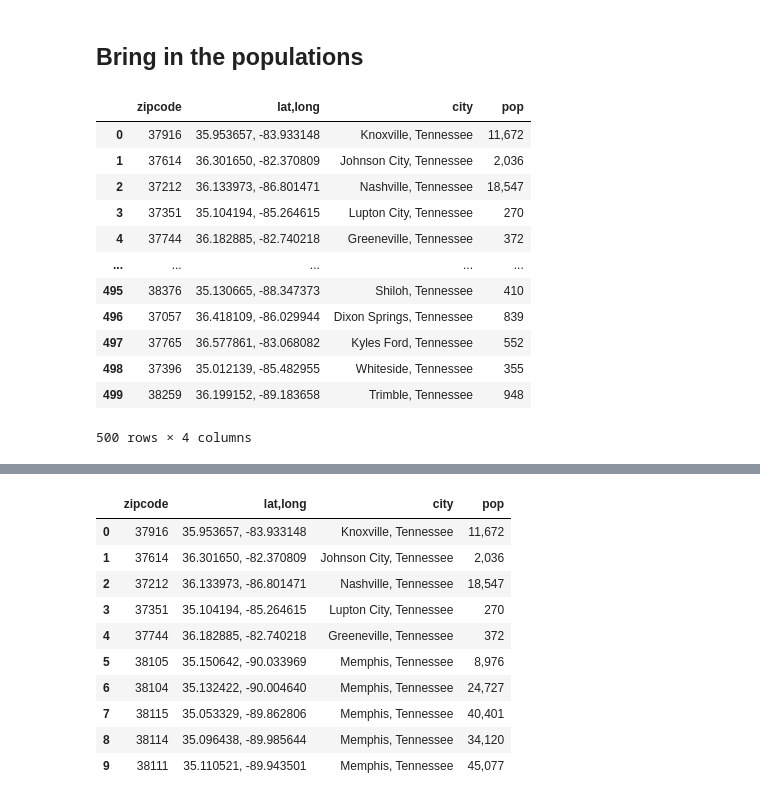
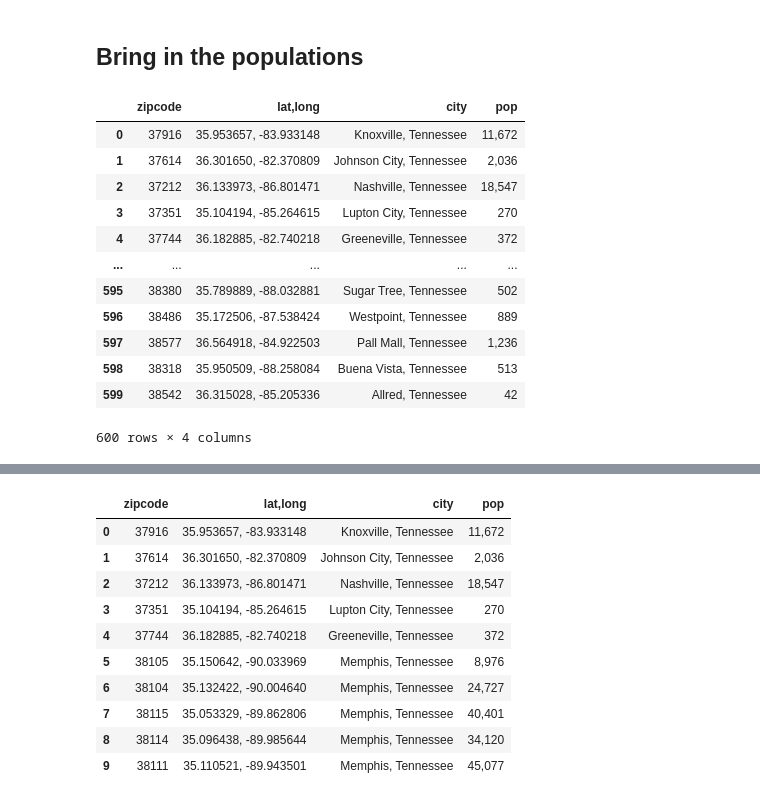
Before and after one commit to Chericehere/nash-covid-cases-vaccines-sky_cranes, a Jupyter notebook: notebooks/income_by_zip_geo.ipynb, the cells around one changed output, grey strips where cells are left out. Drawn from its saved outputs; the diff is of its cells as text; code cells hidden in the pictures.

```diff
--- a/notebooks/income_by_zip_geo.ipynb
+++ b/notebooks/income_by_zip_geo.ipynb
@@ -82,20 +86,21 @@ print(dav_zips)
 ## Bring in the populations
 # %%
 pop_raw=pd.read_csv('../data/zipcode_population.csv')
-# %%
-pop_raw.head(500)
-# %% [output]
-|  | zipcode | lat,long | city | pop |
-| 0 | 37916 | 35.953657, -83.933148 | Knoxville, Tennessee | 11,672 |
-| 1 | 37614 | 36.301650, -82.370809 | Johnson City, Tennessee | 2,036 |
-| 2 | 37212 | 36.133973, -86.801471 | Nashville, Tennessee | 18,547 |
-| 3 | 37351 | 35.104194, -85.264615 | Lupton City, Tennessee | 270 |
-| 4 | 37744 | 36.182885, -82.740218 | Greeneville, Tennessee | 372 |
-| ... | ... | ... | ... | ... |
-| 495 | 38376 | 35.130665, -88.347373 | Shiloh, Tennessee | 410 |
-| 496 | 37057 | 36.418109, -86.029944 | Dixon Springs, Tennessee | 839 |
-| 497 | 37765 | 36.577861, -83.068082 | Kyles Ford, Tennessee | 552 |
-| 498 | 37396 | 35.012139, -85.482955 | Whiteside, Tennessee | 355 |
-| 499 | 38259 | 36.199152, -89.183658 | Trimble, Tennessee | 948 |
-500 rows × 4 columns
+# %%
+pop_raw.head(600)
+#there are way more zips represented in this dataframe than in income
+# %% [output]
+|  | zipcode | lat,long | city | pop |
+| 0 | 37916 | 35.953657, -83.933148 | Knoxville, Tennessee | 11,672 |
+| 1 | 37614 | 36.301650, -82.370809 | Johnson City, Tennessee | 2,036 |
+| 2 | 37212 | 36.133973, -86.801471 | Nashville, Tennessee | 18,547 |
+| 3 | 37351 | 35.104194, -85.264615 | Lupton City, Tennessee | 270 |
+| 4 | 37744 | 36.182885, -82.740218 | Greeneville, Tennessee | 372 |
+| ... | ... | ... | ... | ... |
+| 595 | 38380 | 35.789889, -88.032881 | Sugar Tree, Tennessee | 502 |
+| 596 | 38486 | 35.172506, -87.538424 | Westpoint, Tennessee | 889 |
+| 597 | 38577 | 36.564918, -84.922503 | Pall Mall, Tennessee | 1,236 |
+| 598 | 38318 | 35.950509, -88.258084 | Buena Vista, Tennessee | 513 |
+| 599 | 38542 | 36.315028, -85.205336 | Allred, Tennessee | 42 |
+600 rows × 4 columns
 # %%
```
Also changed, not shown: parts of 20 cells of this notebook.
